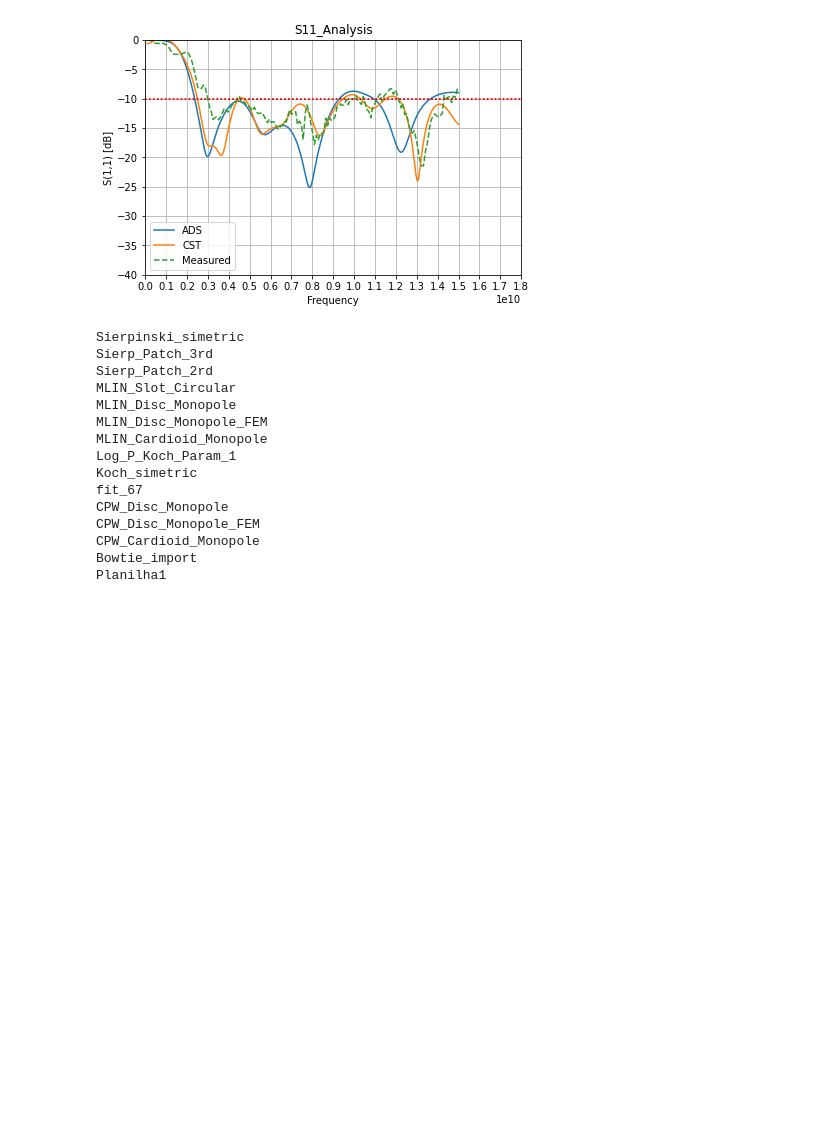
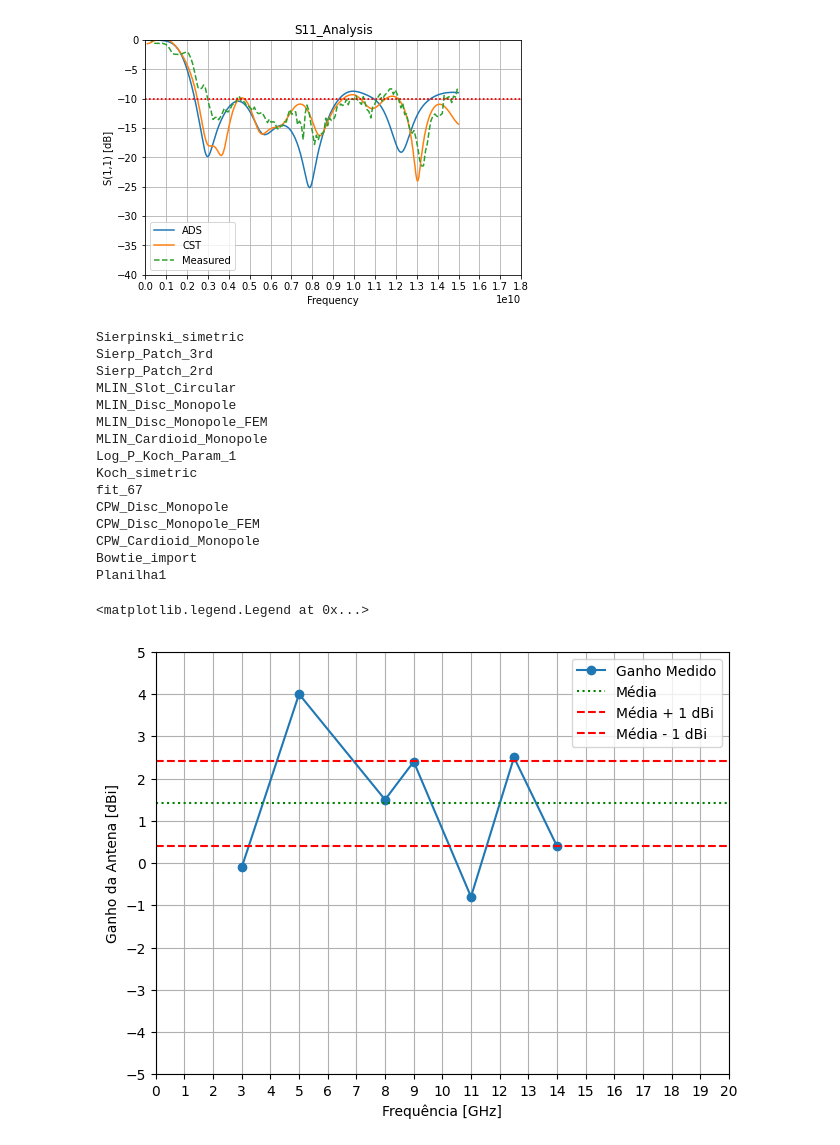
Before and after one commit to stefanorezende/S11_Analysis, a Jupyter notebook: 0_Cardioid_Simul_x_Medidas_plot.ipynb, the cells around one changed output. Cells and saved outputs as stored; diff of their text form; code cells hidden in the pictures; blank space fills up the shorter version.

Commit message:
Add Gain Plot at Cardioid.ipynb

```diff
--- a/0_Cardioid_Simul_x_Medidas_plot.ipynb
+++ b/0_Cardioid_Simul_x_Medidas_plot.ipynb
@@ -364,3 +364,32 @@ CPW_Disc_Monopole_FEM
 CPW_Cardioid_Monopole
 Bowtie_import
 Planilha1
+# %%
+import pandas as pd
+import matplotlib.pyplot as plt
+
+df = pd.read_excel('Correlations.xlsx', sheet_name='Ganho')
+
+
+
+# figure(figsize=(15, 12), dpi=200)
+fig, ax = plt.subplots( layout = 'constrained', figsize =(6.4,4.8))
+ax.plot(df['freq'], df['gain'], 'o', ls='-', label ='Ganho Medido')
+
+ax.axhline(y=df['gain'].mean(), ls=':', color = 'green', label = 'Média')
+ax.axhline(y=df['gain'].mean()+1, ls='dashed', color = 'r', label = 'Média + 1 dBi')
+ax.axhline(y=df['gain'].mean()-1, ls='dashed', color = 'r', label = 'Média - 1 dBi')
+
+
+# plt.axhline(y=-10, ls=':', c='r') #Horizontal Line
+plt.xticks(range(0, 21, 1)) #x scale
+plt.yticks(range(-5, 6, 1)) #x scale
+ax.set_xlabel('Frequência [GHz]')  # Add an x-label to the axes.
+ax.set_ylabel('Ganho da Antena [dBi]')  # Add a y-label to the axes.
+# ax.set_title('S11_Analysis')  # Add a title to the axes.
+ax.set(xlim=(0, 20), ylim=(-5, 5))
+ax.grid()
+ax.legend()
+# %% [output]
+<matplotlib.legend.Legend at 0x...>
+[figure, added]
```
Also changed, not shown: 1 other file.
